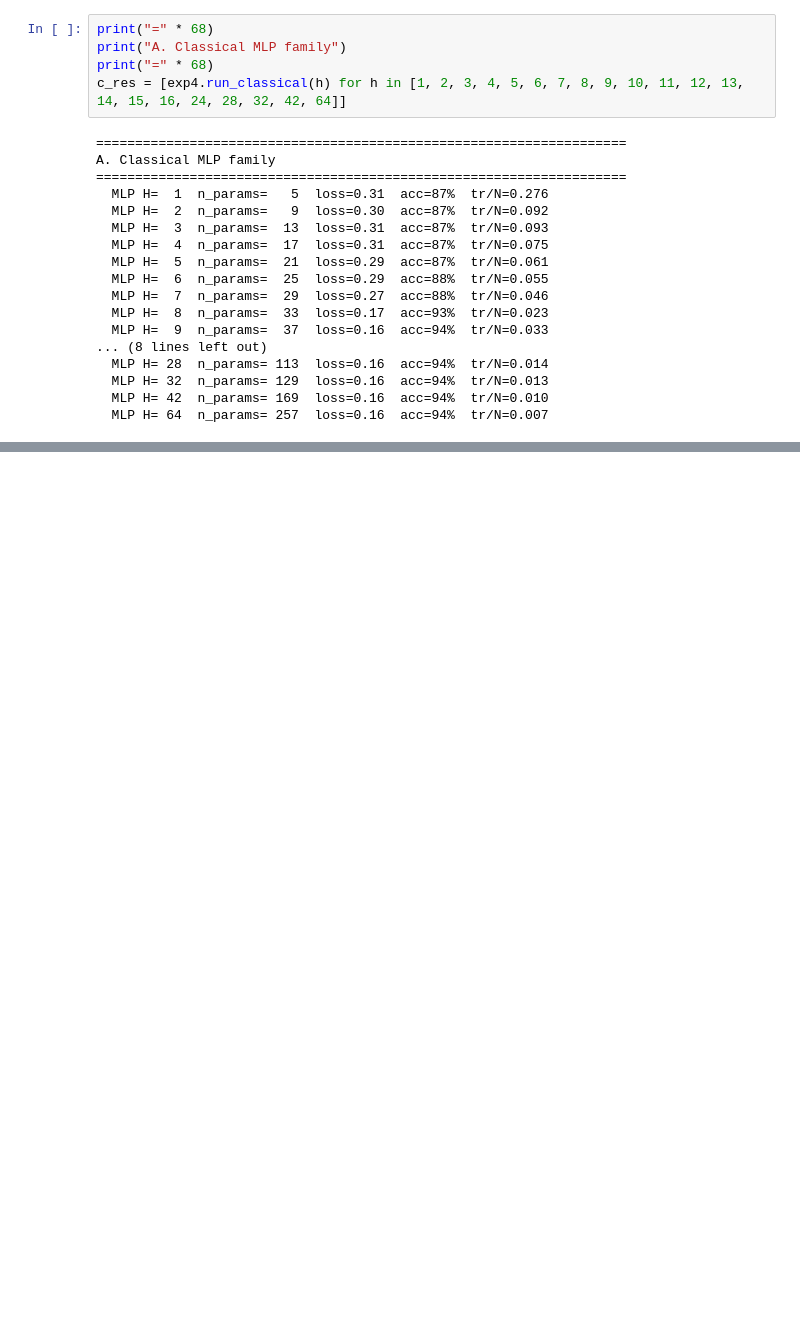
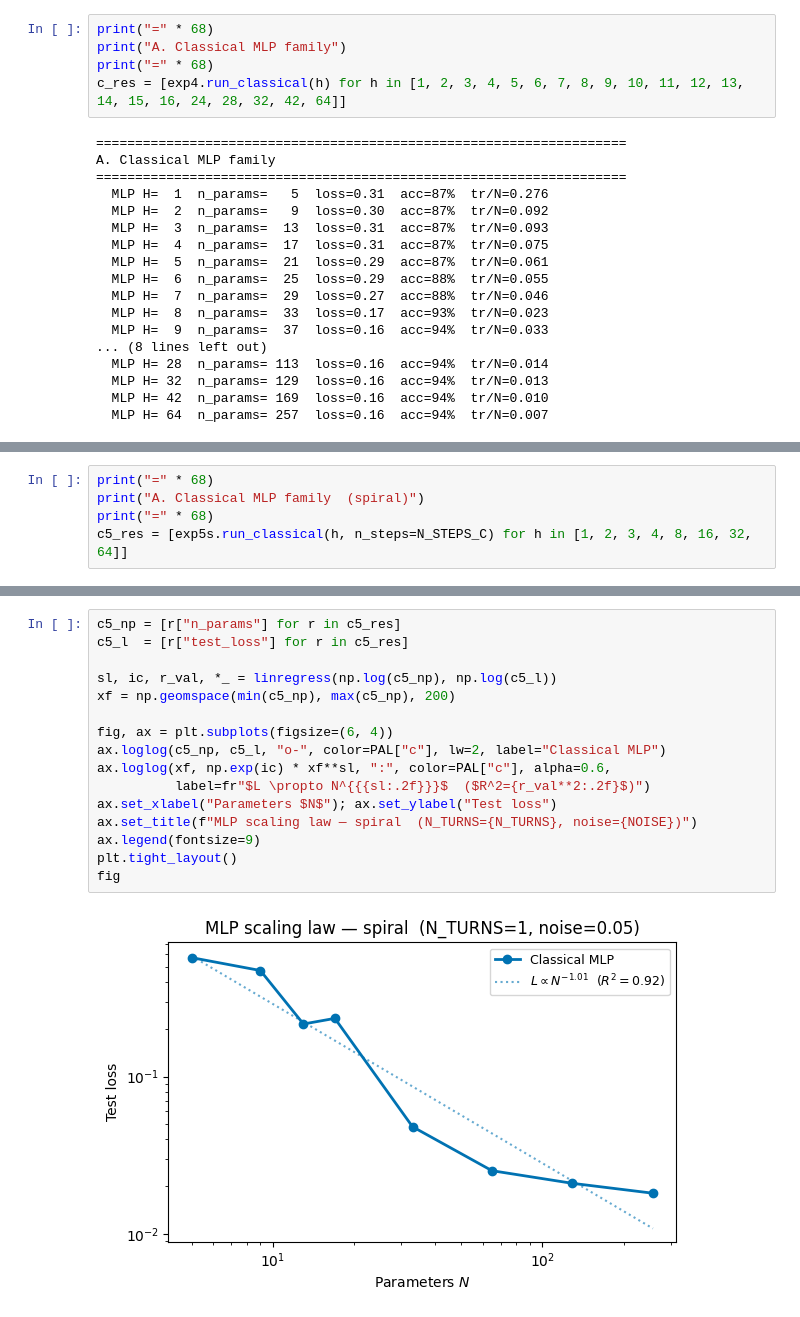
Before and after one commit to rdisipio/qLM-fisher, a Jupyter notebook: exp4_notebook.ipynb, the cells around one changed output, grey strips where cells are left out. Saved outputs shown, nothing was run; the diff lists cells and outputs as text; blank space fills up the shorter version.

```diff
--- a/exp4_notebook.ipynb
+++ b/exp4_notebook.ipynb
@@ -222,0 +261,5 @@ fig
+# %%
+print("=" * 68)
+print("A. Classical MLP family  (spiral)")
+print("=" * 68)
+c5_res = [exp5s.run_classical(h, n_steps=N_STEPS_C) for h in [1, 2, 3, 4, 8, 16, 32, 64]]
@@ -222,0 +278,18 @@ fig
+# %%
+c5_np = [r["n_params"] for r in c5_res]
+c5_l  = [r["test_loss"] for r in c5_res]
+
+sl, ic, r_val, *_ = linregress(np.log(c5_np), np.log(c5_l))
+xf = np.geomspace(min(c5_np), max(c5_np), 200)
+
+fig, ax = plt.subplots(figsize=(6, 4))
+ax.loglog(c5_np, c5_l, "o-", color=PAL["c"], lw=2, label="Classical MLP")
+ax.loglog(xf, np.exp(ic) * xf**sl, ":", color=PAL["c"], alpha=0.6,
+          label=fr"$L \propto N^{{{sl:.2f}}}$  ($R^2={r_val**2:.2f}$)")
+ax.set_xlabel("Parameters $N$"); ax.set_ylabel("Test loss")
+ax.set_title(f"MLP scaling law — spiral  (N_TURNS={N_TURNS}, noise={NOISE})")
+ax.legend(fontsize=9)
+plt.tight_layout()
+fig
+# %% [output]
+[figure, added]
```
Also changed, not shown: parts of 15 cells of this notebook.
